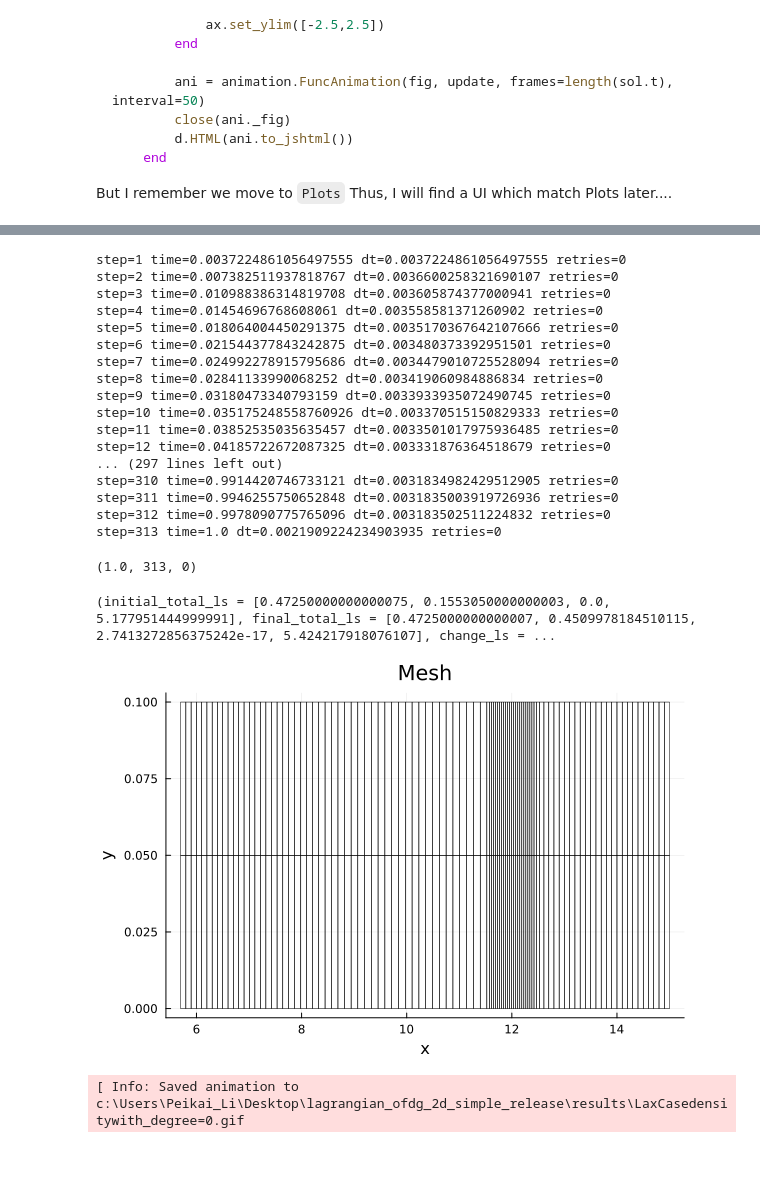
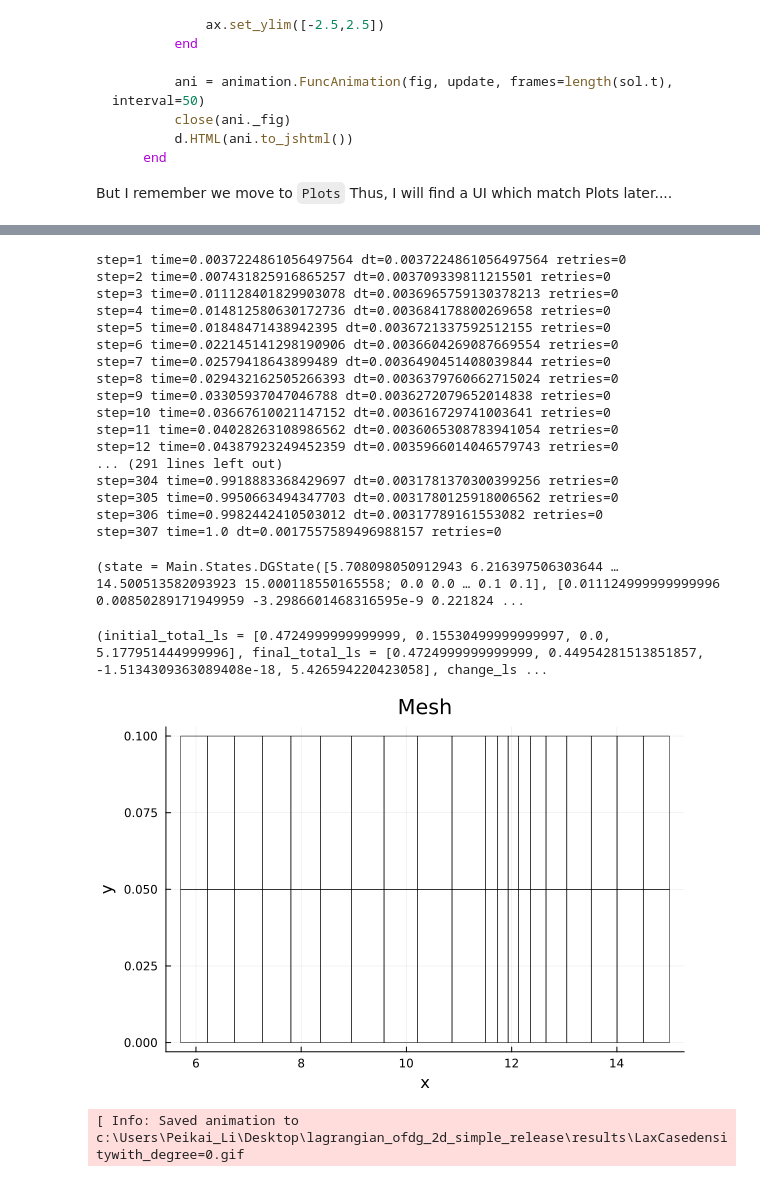
Before and after one commit to PeikaiLi/lagrangian_ofdg_2d_simple_release, a Jupyter notebook: example/Lax_case.ipynb, the cells around one changed output, grey strips where cells are left out. Drawn from its saved outputs; the diff is of its cells as text; code cells hidden in the pictures.

```diff
--- a/example/Lax_case.ipynb
+++ b/example/Lax_case.ipynb
@@ -48,36 +31,40 @@ WARNING: replacing module SodCase.
 # %%
-case_FVM = LaxCase.make_case(; nx=20, ny=2, degree=2, final_time=1,
-                   OF=false, characteristic=false, positivity=false, cfl=0.3)
+case_FVM = LaxCase.make_case(; nx=20, ny=2, degree=0, final_time=1,
+                   OF=false, characteristic=false,
+                   positivity=false,
+                   cfl=0.3,
+                   max_retries=5
+                   )
 
-solution = Solver.raw_solve_2d(case1; time_method=:SSPRK3, verbose=true, save_every=50, dt_max=case1.final_time/20)
+solution_FVM = Solver.raw_solve_2d(case_FVM; time_method=:SSPRK3, verbose=true, save_every=50, dt_max=case_FVM.final_time/20)
 # (solution.time, solution.number_of_steps, solution.number_of_retries)
 # %% [output]
-step=1 time=0.0037224861056497555 dt=0.0037224861056497555 retries=0
-step=2 time=0.007382511937818767 dt=0.0036600258321690107 retries=0
-step=3 time=0.010988386314819708 dt=0.003605874377000941 retries=0
-step=4 time=0.01454696768608061 dt=0.003558581371260902 retries=0
-step=5 time=0.018064004450291375 dt=0.0035170367642107666 retries=0
-step=6 time=0.021544377843242875 dt=0.003480373392951501 retries=0
-step=7 time=0.024992278915795686 dt=0.0034479010725528094 retries=0
-step=8 time=0.02841133990068252 dt=0.003419060984886834 retries=0
-step=9 time=0.03180473340793159 dt=0.0033933935072490745 retries=0
-step=10 time=0.035175248558760926 dt=0.003370515150829333 retries=0
-step=11 time=0.03852535035635457 dt=0.0033501017975936485 retries=0
-step=12 time=0.04185722672087325 dt=0.003331876364518679 retries=0
-... (297 lines left out)
-step=310 time=0.9914420746733121 dt=0.0031834982429512905 retries=0
-step=311 time=0.9946255750652848 dt=0.0031835003919726936 retries=0
-step=312 time=0.9978090775765096 dt=0.003183502511224832 retries=0
-step=313 time=1.0 dt=0.0021909224234903935 retries=0
+step=1 time=0.0037224861056497564 dt=0.0037224861056497564 retries=0
+step=2 time=0.007431825916865257 dt=0.003709339811215501 retries=0
+step=3 time=0.011128401829903078 dt=0.0036965759130378213 retries=0
+step=4 time=0.014812580630172736 dt=0.003684178800269658 retries=0
+step=5 time=0.01848471438942395 dt=0.0036721337592512155 retries=0
+step=6 time=0.022145141298190906 dt=0.0036604269087669554 retries=0
+step=7 time=0.02579418643899489 dt=0.0036490451408039844 retries=0
+step=8 time=0.029432162505266393 dt=0.0036379760662715024 retries=0
+step=9 time=0.03305937047046788 dt=0.0036272079652014838 retries=0
+step=10 time=0.03667610021147152 dt=0.003616729741003641 retries=0
+step=11 time=0.04028263108986562 dt=0.0036065308783941054 retries=0
+step=12 time=0.04387923249452359 dt=0.0035966014046579743 retries=0
+... (291 lines left out)
+step=304 time=0.9918883368429697 dt=0.0031781370300399256 retries=0
+step=305 time=0.9950663494347703 dt=0.0031780125918006562 retries=0
+step=306 time=0.9982442410503012 dt=0.00317789161553082 retries=0
+step=307 time=1.0 dt=0.0017557589496988157 retries=0
-(1.0, 313, 0)
+(state = Main.States.DGState([5.708098050912943 6.216397506303644 … 14.500513582093923 15.000118550165558; 0.0 0.0 … 0.1 0.1], [0.011124999999999996 0.00850289171949959 -3.2986601468316595e-9 0.221824 ...
 # %%
-Diagnostics.conservation_report(solution)
+Diagnostics.conservation_report(solution_FVM)
 # %% [output]
-(initial_total_ls = [0.47250000000000075, 0.1553050000000003, 0.0, 5.177951444999991], final_total_ls = [0.4725000000000007, 0.4509978184510115, 2.7413272856375242e-17, 5.424217918076107], change_ls = ...
+(initial_total_ls = [0.4724999999999999, 0.15530499999999997, 0.0, 5.177951444999996], final_total_ls = [0.4724999999999999, 0.44954281513851857, -1.5134309363089408e-18, 5.426594220423058], change_ls ...
 # %%
-display(Visualization.plot_mesh(solution.state,case.mesh))
+display(Visualization.plot_mesh(solution_FVM.state,case_FVM.mesh))
 # %% [output]
-[figure, old version]
+[figure, new version]
 # %%
 for field in (:density, :pressure, :velocity_x, :velocity_y)
     gif_result = Visualization.draw_gif(
```
Also changed, not shown: parts of 6 cells of this notebook, 8 other files.
